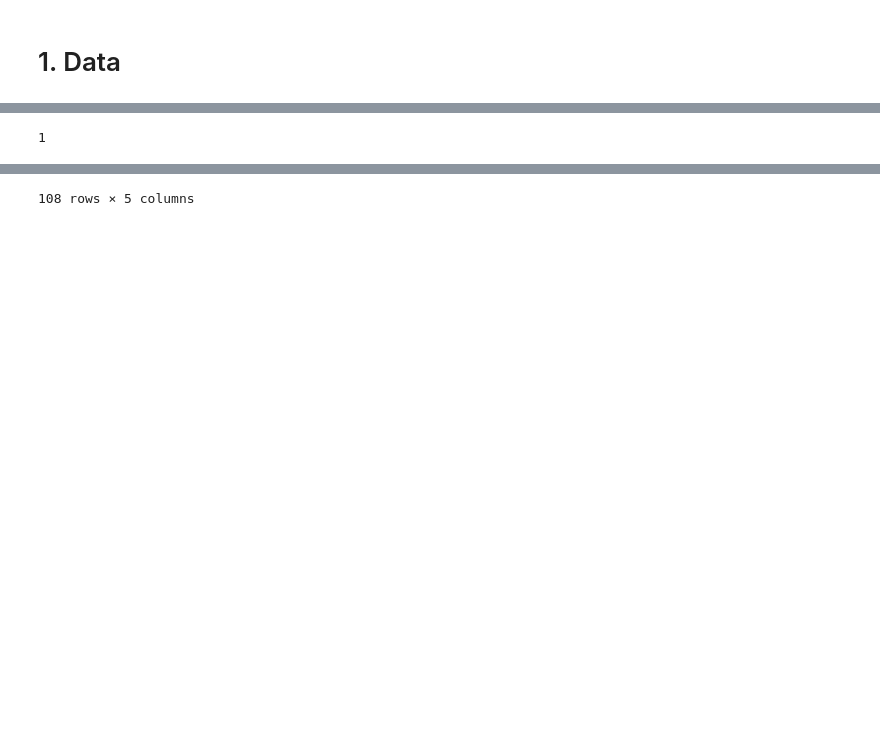
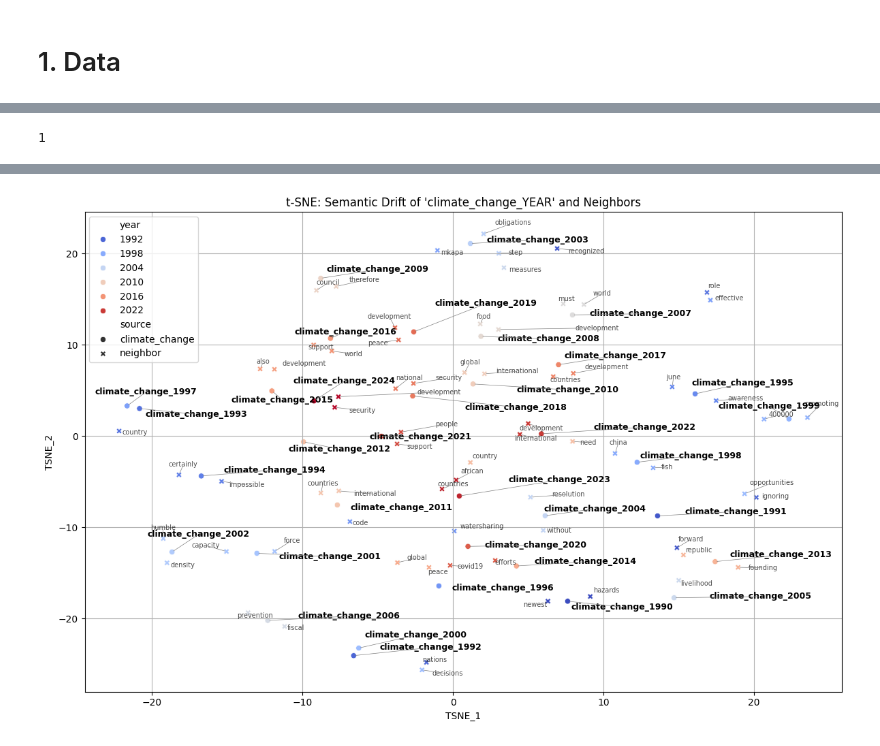
Before and after one commit to AlvaroMillanRuiz/NLP_BDS, a Jupyter notebook: 7. Word Embeddings.ipynb, the cells around one changed output, grey strips where cells are left out. Drawn from its saved outputs; the diff is of its cells as text; code cells hidden in the pictures; blank space fills up the shorter version.

```diff
--- a/7. Word Embeddings.ipynb
+++ b/7. Word Embeddings.ipynb
@@ -131,10 +131,13 @@ def preprocess_text(entry_1, entry_2, entry_3):
     # Choose text source based on count_climate_change
     text = entry_2 if entry_3 == 1 else entry_1
 
+    custom_stopwords = {'mr', 'there', 'that', 'this', 'they', 'them', 'those', 'themselves'} | set(stop_words)
+
     tokens = text.split()
 
-    return [token for token in tokens if token not in stop_words]
-
+    return [token for token in tokens
+        if (token.lower() not in custom_stopwords)  # Case-insensitive check
+        and (len(token) > 3)]
 def preprocess_df(df, column_1='speeches_for_word2vec', column_2='climate_sentences_extended', column_3='count_climate_change'):
     tqdm.pandas()
 
@@ -260,0 +274,3 @@ df
+# %%
+df_w_tokens = preprocess_df(df_wo_tokens.copy())
+df_w_tokens
@@ -364,8 +390,8 @@ for income_level, models_by_year in all_models.items():
     for year, model in models_by_year.items():
         target_token = f"climate_change_{year}"
 
-        #if target_token not in model.wv:
-            #continue
+        if target_token not in model.wv:
+            continue
 
         # Add climate_change_YEAR
         plot_data.append({
@@ -377,7 +403,7 @@ for income_level, models_by_year in all_models.items():
         })
 
         # Add top N similar words
-        similar = model.wv.most_similar(target_token, topn=5)
+        similar = model.wv.most_similar(target_token, topn=2)
         for word, _ in similar:
             if word in model.wv:
                 plot_data.append({
@@ -387,9 +413,61 @@ for income_level, models_by_year in all_models.items():
                     'source': 'neighbor',
                     'income_level': income_level
                 })
+#    break
+
+    df_plot = pd.DataFrame(plot_data)
+
+
+    # Stack vectors into 2D array for t-SNE
+    X = np.vstack(df_plot['vector'].values)
+
+    # Run t-SNE
+    tsne = TSNE(n_components=2, perplexity=10, metric='cosine', random_state=42)
+    X_2d = tsne.fit_transform(X)
+
+    # Store the result back in the DataFrame
+    df_plot['TSNE_1'] = X_2d[:, 0]
+    df_plot['TSNE_2'] = X_2d[:, 1]
+
+    plt.figure(figsize=(12, 8))
+    sns.scatterplot(
+        data=df_plot,
+        x='TSNE_1',
+        y='TSNE_2',
+        hue='year',
+        style='source',
+        palette='coolwarm',
+        alpha=1
+    )
+
+    # Prepare all labels as objects
+    texts = []
+
+    # Climate change labels
+    for _, row in df_plot[df_plot['source'] == 'climate_change'].iterrows():
+        texts.append(
+            plt.text(row['TSNE_1'], row['TSNE_2'], row['token'], fontsize=9, weight='bold')
+        )
+
+    # Neighbor labels (optional, maybe use fewer or smaller fontsize)
+    for _, row in df_plot[df_plot['source'] == 'neighbor'].iterrows():
+        texts.append(
+            plt.text(row['TSNE_1'], row['TSNE_2'], row['token'], fontsize=7, alpha=0.7)
+        )
+
+    # Adjust to avoid overlaps
+    adjust_text(texts,
+                arrowprops=dict(arrowstyle="-", color='gray', lw=0.5),
+                expand_points=(1.2, 1.2),
+                expand_text=(1.2, 1.2),
+                force_text=0.25,
+                force_points=0.25)
+
+    plt.title("t-SNE: Semantic Drift of 'climate_change_YEAR' and Neighbors")
+    plt.grid(True)
+    plt.tight_layout()
+    plt.show()
+
     break
-
-df_plot = pd.DataFrame(plot_data)
-df_plot
 # %% [output]
 1
@@ -408,4 +474,4 @@ df_plot
-108 rows × 5 columns
+[figure, added]
 # %%
 from sklearn.manifold import TSNE
 import numpy as np
```
Also changed, not shown: parts of 11 cells of this notebook.
